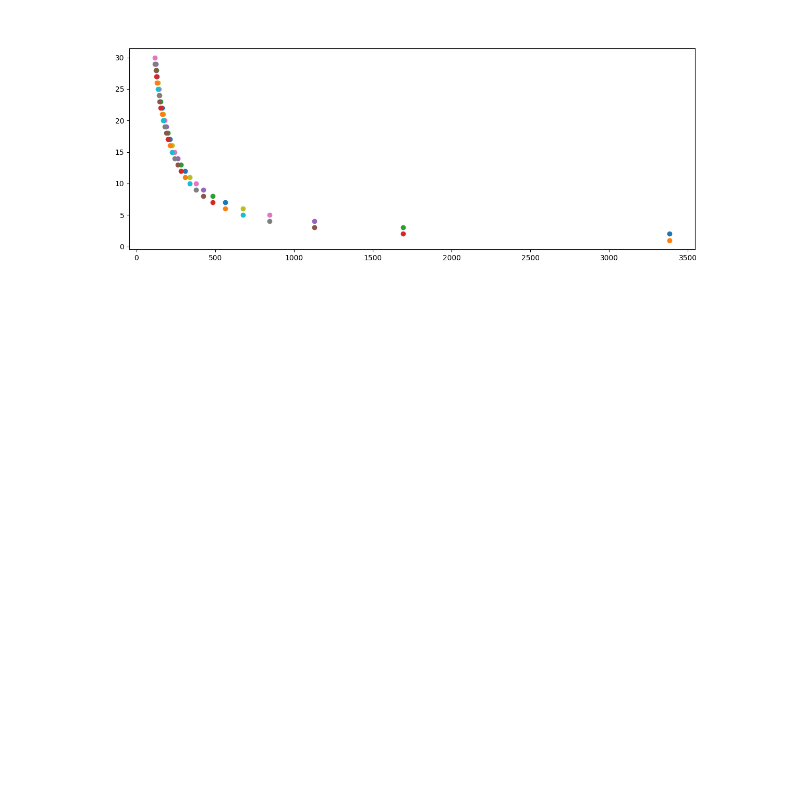
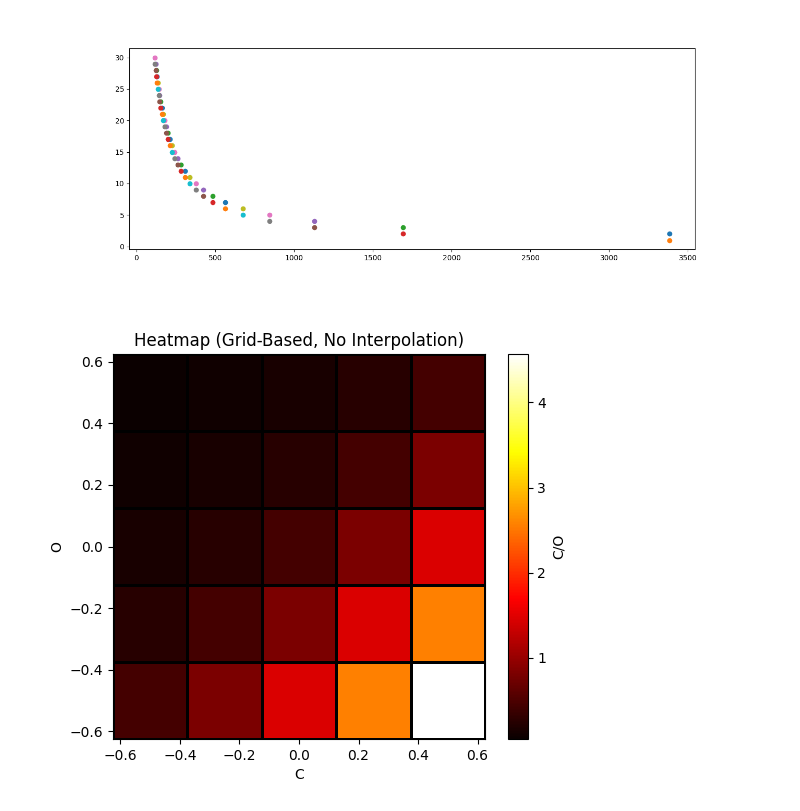
Before and after one commit to nielsklerk/BRP, a Jupyter notebook: ModelOverview.ipynb, the cells around one changed output. Cells and saved outputs as stored; diff of their text form; code cells hidden in the pictures; blank space fills up the shorter version.

```diff
--- a/ModelOverview.ipynb
+++ b/ModelOverview.ipynb
@@ -286,3 +288,24 @@ for line in line_estimates:
 plt.show()
 # %% [output]
 [figure]
+# %%
+plt.close('all')
+x = np.array([-0.5, -0.25, 0, 0.25, 0.5])
+y = np.array([-0.5, -0.25, 0, 0.25, 0.5])
+temp = np.array([[0.45, 0.813, 1.445, 2.57, 4.57],
+                 [0.257, 0.45, 0.813, 1.445, 2.57],
+                 [0.145, 0.257, 0.45, 0.813, 1.445],
+                 [0.0813, 0.145, 0.257, 0.45, 0.813],
+                 [0.045, 0.0813, 0.145, 0.257, 0.45]])  # 5x5 grid of temperatures
+
+X, Y = np.meshgrid(x, y)  # Create a grid
+
+plt.figure(figsize=(6, 5))
+plt.pcolormesh(X, Y, temp, cmap='hot', edgecolors='black', linewidth=1)
+plt.colorbar(label="C/O")
+plt.xlabel("C")
+plt.ylabel("O")
+plt.title("Heatmap (Grid-Based, No Interpolation)")
+plt.show()
+# %% [output]
+[figure, added]
```
Also changed, not shown: parts of 10 cells of this notebook.
